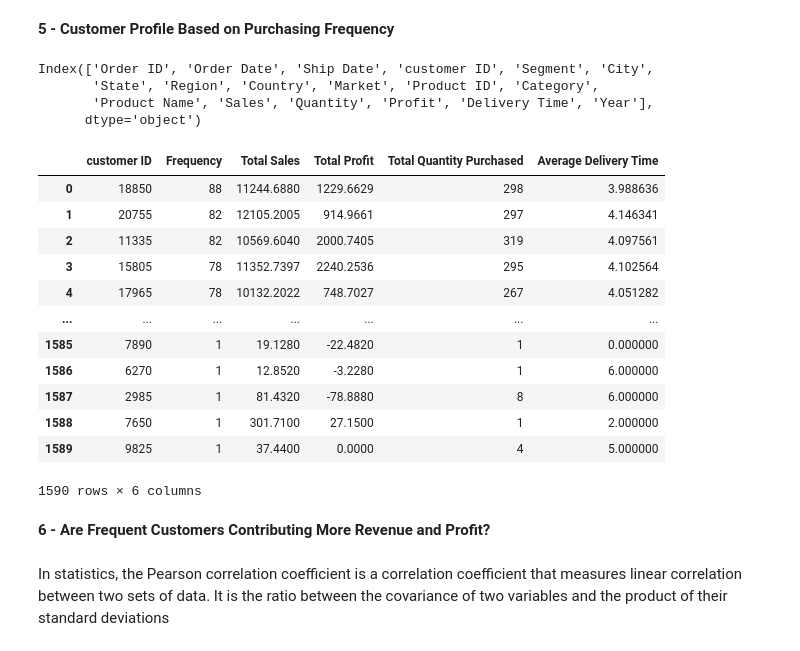
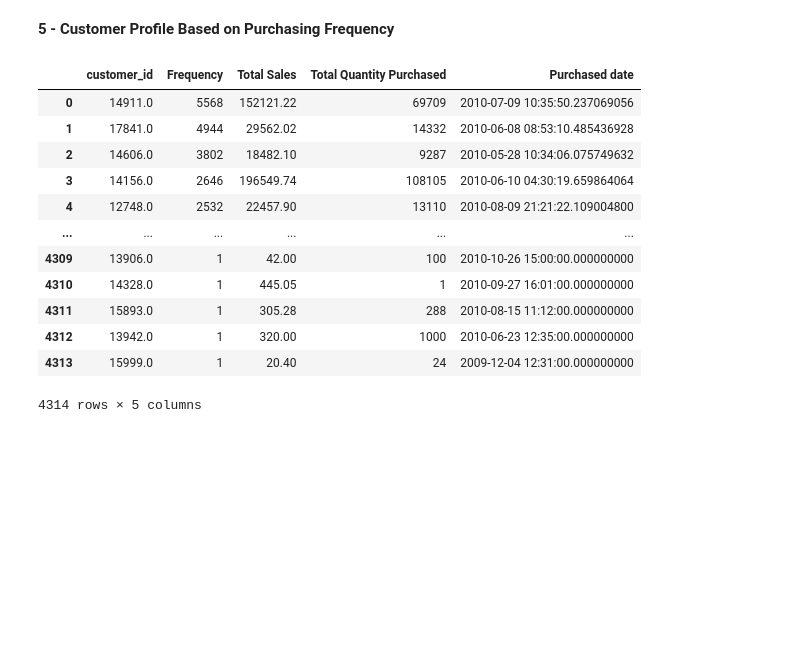
Before and after one commit to mtmiran/customer_segmentation, a Jupyter notebook: notebooks/01_eda.ipynb, the cells around one changed output. Drawn from its saved outputs; the diff is of its cells as text; code cells hidden in the pictures; blank space fills up the shorter version.

```diff
--- a/notebooks/01_eda.ipynb
+++ b/notebooks/01_eda.ipynb
@@ -120,0 +208,2 @@ df = df[['Order ID', 'Order Date', 'Ship Date', 'customer ID','Segment', 'City',
+# %%
+df['sales'] = df['quantity'] * df['price']
@@ -149,6 +227,0 @@ The 'Ship Date' column is not in date format.
-# %%
-# convert to date format
-df['Order Date'] = pd.to_datetime(df['Order Date'], format='%d-%m-%Y', dayfirst=True)
-
-is_date_format(df, 'Order Date')
-df['Order Date']
@@ -169,6 +227,0 @@ Name: Order Date, Length: 51290, dtype: datetime64[ns]
-# %%
-# convert to date format
-df['Ship Date'] = pd.to_datetime(df['Ship Date'], format='%d-%m-%Y', dayfirst=True)
-
-is_date_format(df, 'Ship Date')
-df['Ship Date']
@@ -254,3 +227,0 @@ One advantage of the interquartile test is that it is less sensitive to extreme
-# %%
-# sort by sales column
-df = df.sort_values(by='Sales', ascending=False)
@@ -609,56 +228,43 @@ customer_by_country.head(20)
 # %% [markdown]
 **5 - Customer Profile Based on Purchasing Frequency**
-# %%
-df_igr.columns
-# %% [output]
-Index(['Order ID', 'Order Date', 'Ship Date', 'customer ID', 'Segment', 'City',
-       'State', 'Region', 'Country', 'Market', 'Product ID', 'Category',
-       'Product Name', 'Sales', 'Quantity', 'Profit', 'Delivery Time', 'Year'],
-      dtype='object')
 # %%
 # new df group by customer ID
-customer_groups = df_igr.groupby('customer ID')
+customer_groups = df.groupby('customer_id')
 
 # customer profile using agregate function
 customer_profile = customer_groups.agg({
-    'Order ID': 'count',       # Number of orders
-    'Sales': 'sum',            # Total sales
-    'Profit': 'sum',           # Total profit
-    'Quantity': 'sum',         # Total quantity purchased
-    'Delivery Time': 'mean'    # Average delivery time
+    'invoice': 'count',       # Number of orders
+    'sales': 'sum',            # Total sales
+    'quantity': 'sum',         # Total quantity purchased
+    'invoicedate': 'mean'    # Purchased date
 })
 
 # rename the columns
 customer_profile = customer_profile.rename(columns={
-    'Order ID': 'Frequency',
-    'Sales': 'Total Sales',
-    'Profit': 'Total Profit',
-    'Quantity': 'Total Quantity Purchased',
-    'Delivery Time': 'Average Delivery Time'
+    'invoice': 'Frequency',
+    'sales': 'Total Sales',
+    'quantity': 'Total Quantity Purchased',
+    'invoicedate': 'Purchased date'
 })
 
 # sort the customer profile by ppurchasing frequency
 customer_profile = customer_profile.sort_values(by='Frequency', ascending=False)
 
 # reset the index for a cleaner output
 customer_profile.reset_index(inplace=True)
 
 customer_profile
 # %% [output]
-|  | customer ID | Frequency | Total Sales | Total Profit | Total Quantity Purchased | Average Delivery Time |
-| 0 | 18850 | 88 | 11244.6880 | 1229.6629 | 298 | 3.988636 |
-| 1 | 20755 | 82 | 12105.2005 | 914.9661 | 297 | 4.146341 |
-| 2 | 11335 | 82 | 10569.6040 | 2000.7405 | 319 | 4.097561 |
-| 3 | 15805 | 78 | 11352.7397 | 2240.2536 | 295 | 4.102564 |
-| 4 | 17965 | 78 | 10132.2022 | 748.7027 | 267 | 4.051282 |
-| ... | ... | ... | ... | ... | ... | ... |
-| 1585 | 7890 | 1 | 19.1280 | -22.4820 | 1 | 0.000000 |
-| 1586 | 6270 | 1 | 12.8520 | -3.2280 | 1 | 6.000000 |
-| 1587 | 2985 | 1 | 81.4320 | -78.8880 | 8 | 6.000000 |
-| 1588 | 7650 | 1 | 301.7100 | 27.1500 | 1 | 2.000000 |
-| 1589 | 9825 | 1 | 37.4400 | 0.0000 | 4 | 5.000000 |
+|  | customer_id | Frequency | Total Sales | Total Quantity Purchased | Purchased date |
+| 0 | 14911.0 | 5568 | 152121.22 | 69709 | 2010-07-09 10:35:50.237069056 |
+| 1 | 17841.0 | 4944 | 29562.02 | 14332 | 2010-06-08 08:53:10.485436928 |
+| 2 | 14606.0 | 3802 | 18482.10 | 9287 | 2010-05-28 10:34:06.075749632 |
+| 3 | 14156.0 | 2646 | 196549.74 | 108105 | 2010-06-10 04:30:19.659864064 |
+| 4 | 12748.0 | 2532 | 22457.90 | 13110 | 2010-08-09 21:21:22.109004800 |
+| ... | ... | ... | ... | ... | ... |
+| 4309 | 13906.0 | 1 | 42.00 | 100 | 2010-10-26 15:00:00.000000000 |
+| 4310 | 14328.0 | 1 | 445.05 | 1 | 2010-09-27 16:01:00.000000000 |
+| 4311 | 15893.0 | 1 | 305.28 | 288 | 2010-08-15 11:12:00.000000000 |
+| 4312 | 13942.0 | 1 | 320.00 | 1000 | 2010-06-23 12:35:00.000000000 |
+| 4313 | 15999.0 | 1 | 20.40 | 24 | 2009-12-04 12:31:00.000000000 |
-1590 rows × 6 columns
+4314 rows × 5 columns
-# %% [markdown]
-**6 - Are Frequent Customers Contributing More Revenue and Profit?**
-# %% [markdown]
-In statistics, the Pearson correlation coefficient is a correlation coefficient that measures linear correlation between two sets of data. It is the ratio between the covariance of two variables and the product of their standard deviations
```
Also changed, not shown: parts of 97 cells of this notebook, 9 other files.
